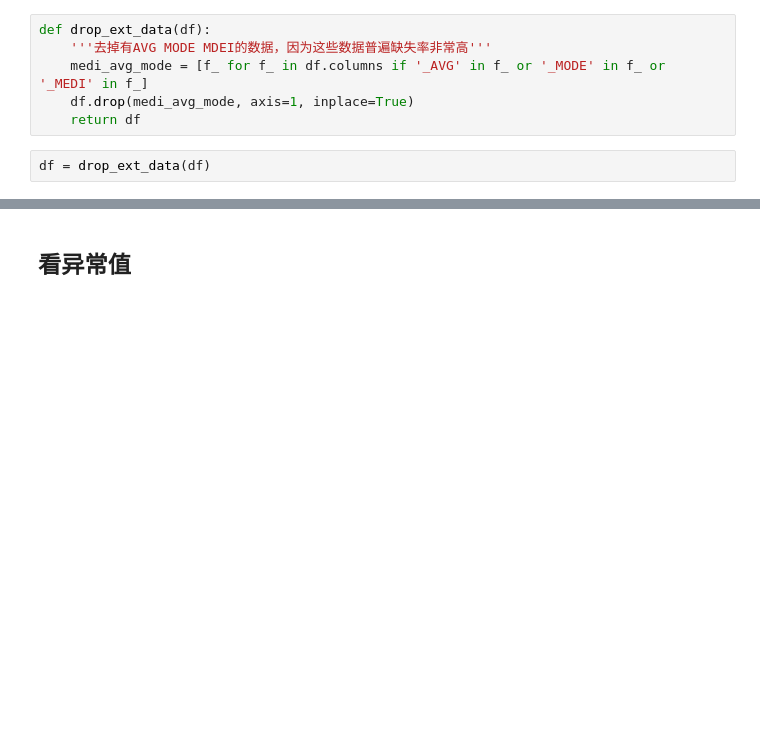
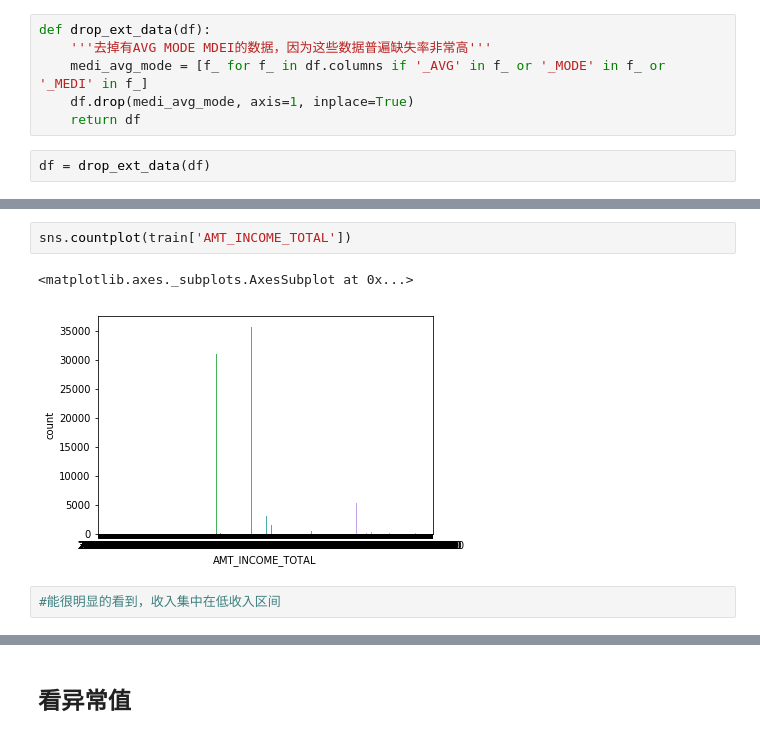
Before and after one commit to pipdax/HomeCredit, a Jupyter notebook: HomeCredit.ipynb, the cells around one changed output, grey strips where cells are left out. Saved outputs shown, nothing was run; the diff lists cells and outputs as text; blank space fills up the shorter version.

```diff
--- a/HomeCredit.ipynb
+++ b/HomeCredit.ipynb
@@ -306,0 +430,7 @@ df = drop_ext_data(df)
+# %%
+sns.countplot(train['AMT_INCOME_TOTAL'])
+# %% [output]
+<matplotlib.axes._subplots.AxesSubplot at 0x...>
+[figure, added]
+# %%
+#能很明显的看到，收入集中在低收入区间
```
Also changed, not shown: parts of 22 cells of this notebook.
